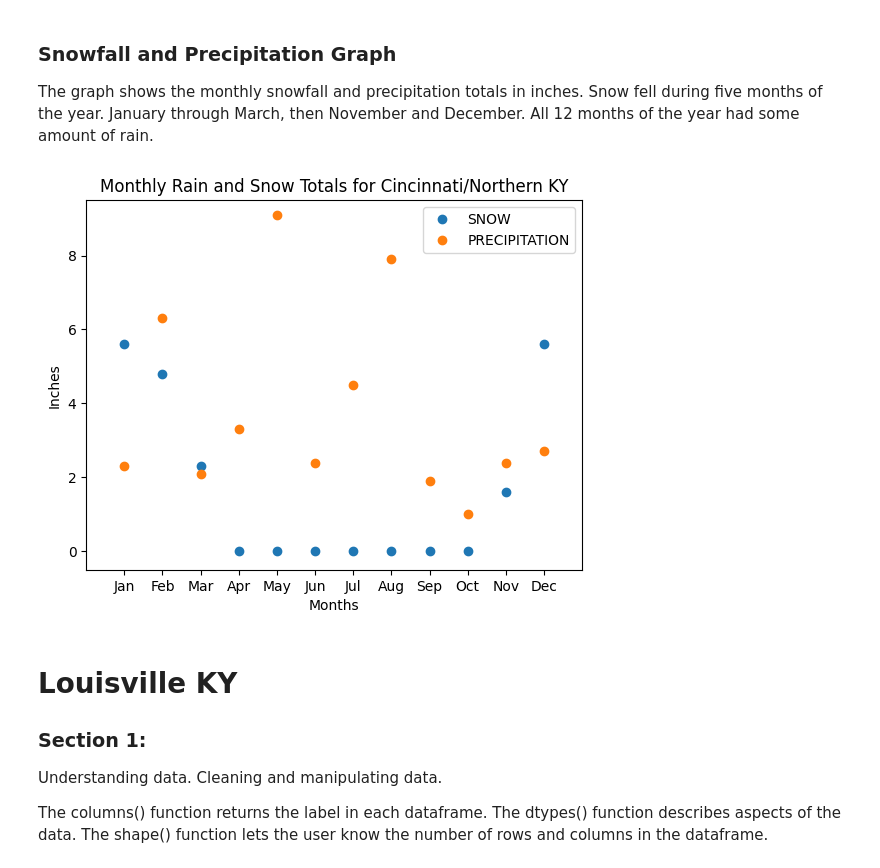
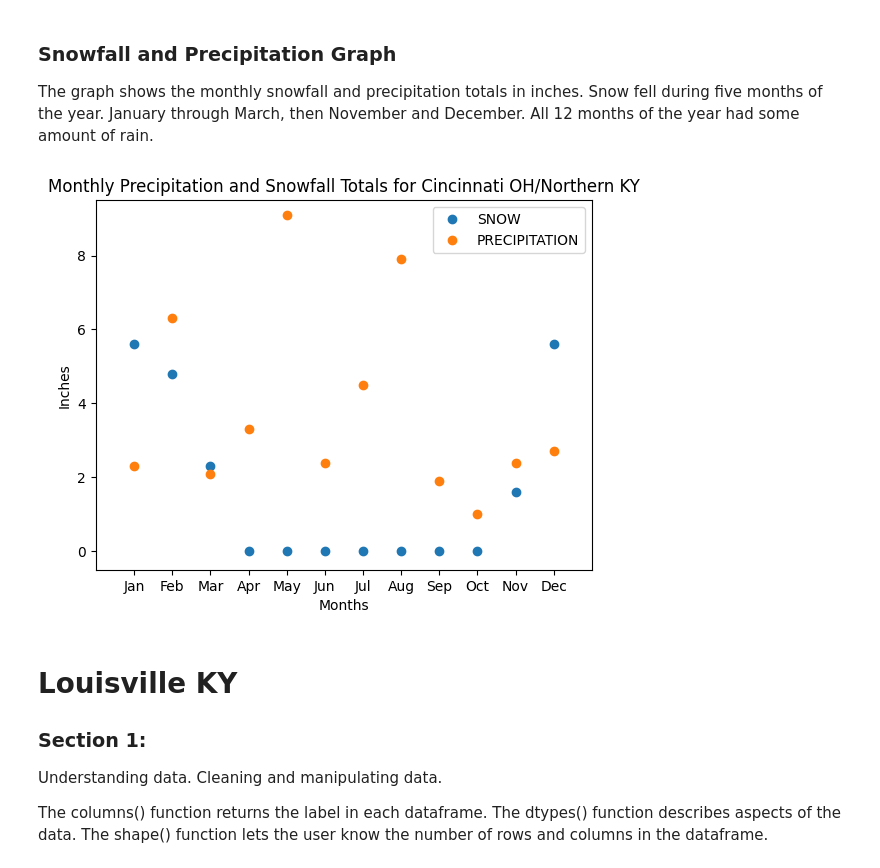
Before and after one commit to BerisDizdar/City_Weather_Comparison, a Jupyter notebook: City_Weather_Comparison.ipynb, the cells around one changed output. Drawn from its saved outputs; the diff is of its cells as text; code cells hidden in the pictures.

```diff
--- a/City_Weather_Comparison.ipynb
+++ b/City_Weather_Comparison.ipynb
@@ -254,13 +254,13 @@ The graph shows the monthly snowfall and precipitation totals in inches. Snow fe
 # %%
 plt.plot(months, Cin_NKY_monthly_sum,'o')
 plt.xlabel('Months')
 plt.ylabel('Inches')
-plt.title('Monthly Rain and Snow Totals for Cincinnati/Northern KY')
+plt.title('Monthly Precipitation and Snowfall Totals for Cincinnati OH/Northern KY')
 plt.legend(Cin_NKY_monthly_sum)
 plt.axis([-1,12, -0.5,9.5])
 plt.show()
 # %% [output]
-[figure, old version]
+[figure, new version]
 # %% [markdown]
 # Louisville KY
 ### Section 1:
```
Also changed, not shown: parts of 1 cell of this notebook, 1 other file.
